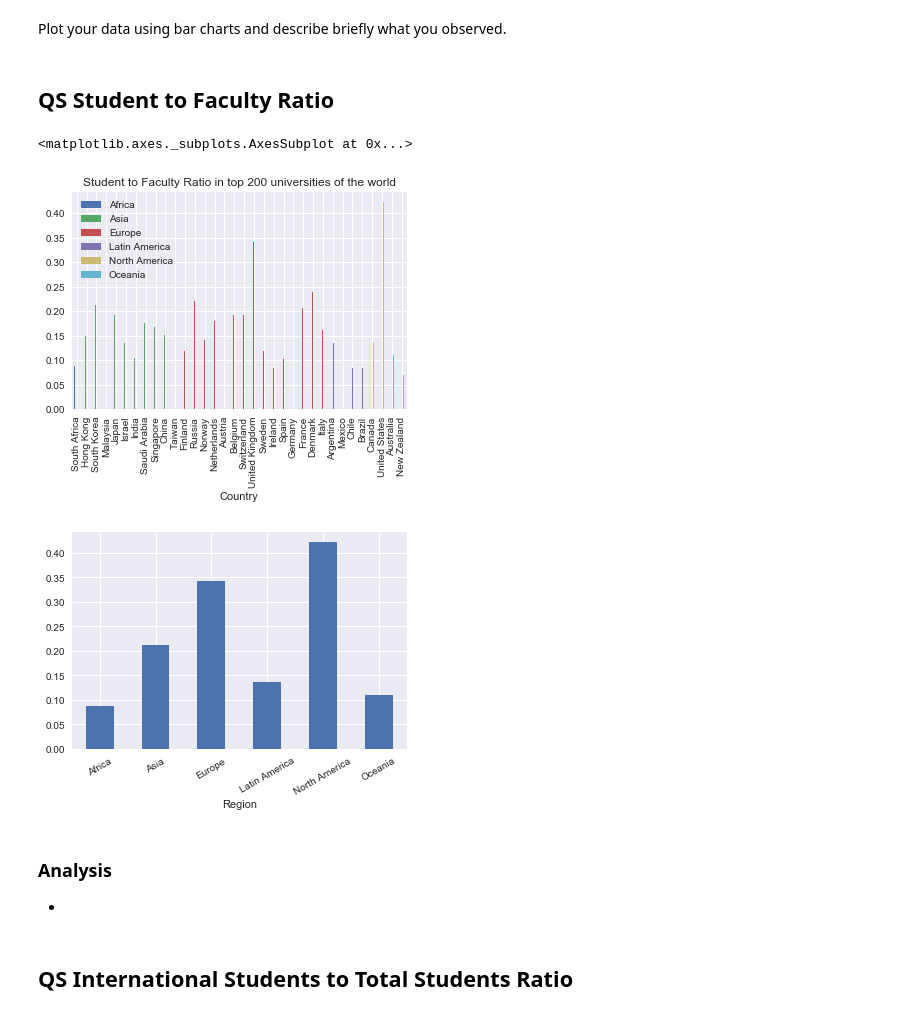
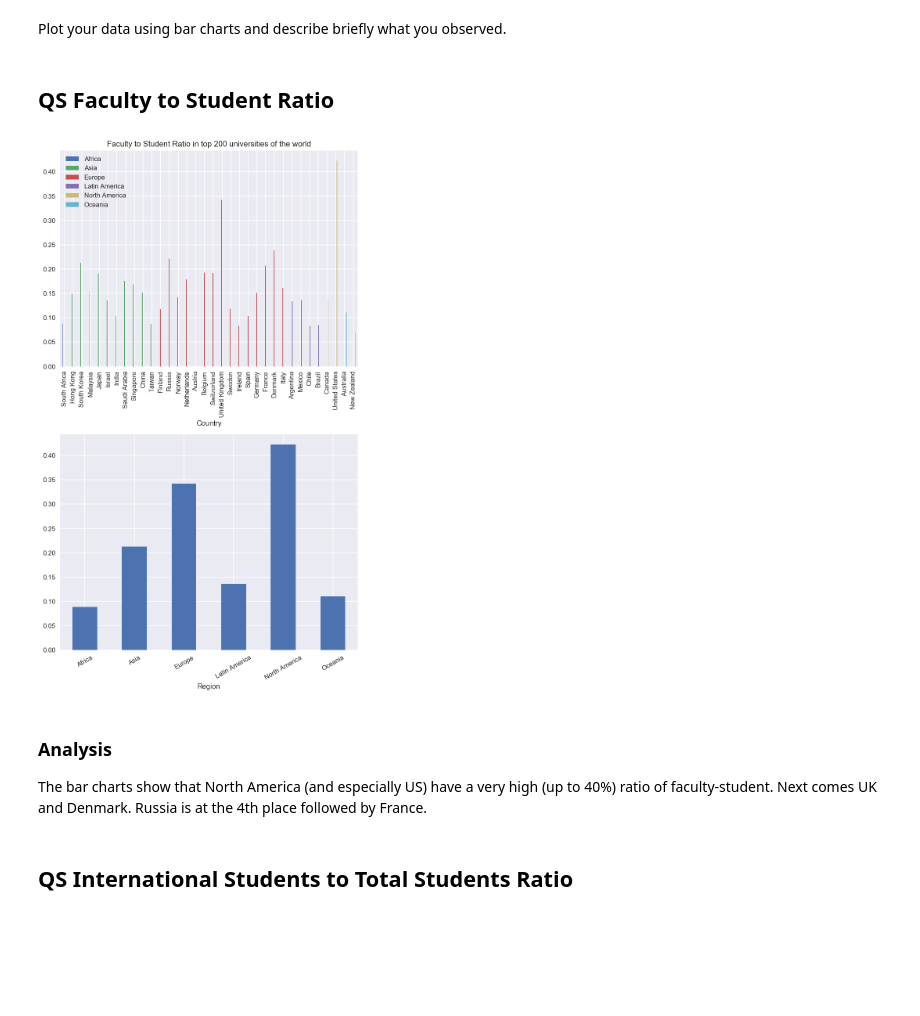
Before and after one commit to m-yaghini/ada17, a Jupyter notebook: homework2/Homework 2 - M.Y..ipynb, the cells around one changed output. Saved outputs shown, nothing was run; the diff lists cells and outputs as text; code cells hidden in the pictures; blank space fills up the shorter version.

Commit message:
Added the analysis for Q2.QS.

```diff
--- a/homework2/Homework 2 - M.Y..ipynb
+++ b/homework2/Homework 2 - M.Y..ipynb
@@ -111,12 +47,0 @@ scripts
-# %%
-# Extracting number of  total faculty memebrs
-total_fac_set = soup.find_all('div', 'total faculty')
-total_fac = int(total_fac_set[0].div.find_all('div', 'number')[0].get_text().strip().replace(',', ''))
-
-
-# Extracting number of  international faculty memebrs
-inter_fac_set = soup.find_all('div', 'inter faculty')
-inter_fac = int(inter_fac_set[0].div.find_all('div', 'number')[0].get_text().strip().replace(',', ''))
-
-
-inter_fac, total_fac
@@ -125,11 +47,0 @@ inter_fac, total_fac
-# %%
-# Extracting number of  total students
-total_std_set = soup.find_all('div', 'total student')
-total_std = int(total_std_set[0].div.find_all('div', 'number')[0].get_text().strip().replace(',', ''))
-
-# Extracting number of international students
-inter_std_set = soup.find_all('div', 'total inter')
-inter_std = int(inter_std_set[0].div.find_all('div', 'number')[0].get_text().strip().replace(',', ''))
-
-
-inter_std, total_std
@@ -192,15 +90,14 @@ def extract_numbers(address_complement): # Extracts the number of total/internat
 
     # Extracting number of  total faculty memebrs
     total_fac_set = soup.find_all('div', 'total faculty')
-#     print('total_fac_set', total_fac_set)
     try:
-        total_fac = int(total_fac_set[0].div.find_all('div', 'number')[0].get_text().strip().replace(',', ''))
+        total_fac = int(total_fac_set[0].div.find_all('div', 'number')[0].get_text()
+                        .strip().replace(',', '')) # the numbers are given as strings, some cleaning up is necessary.
     except IndexError:
         total_fac = np.nan
 
     # Extracting number of  international faculty memebrs
     inter_fac_set = soup.find_all('div', 'inter faculty')
-#     print('inter_fac_set', inter_fac_set)
     try:
         inter_fac = int(inter_fac_set[0].div.find_all('div', 'number')[0].get_text().strip().replace(',', ''))
     except IndexError:
@@ -208,7 +105,6 @@ def extract_numbers(address_complement): # Extracts the number of total/internat
 
     # Extracting number of  total students
     total_std_set = soup.find_all('div', 'total student')
-#     print('total_std_set', total_std_set)
     try:
         total_std = int(total_std_set[0].div.find_all('div', 'number')[0].get_text().strip().replace(',', ''))
     except IndexError:
@@ -216,7 +112,6 @@ def extract_numbers(address_complement): # Extracts the number of total/internat
 
     # Extracting number of international students
     inter_std_set = soup.find_all('div', 'total inter')
-#     print('inter_std_set', inter_std_set)
     try:
         inter_std = int(inter_std_set[0].div.find_all('div', 'number')[0].get_text().strip().replace(',', ''))
     except IndexError:
@@ -224,5 +119,9 @@ def extract_numbers(address_complement): # Extracts the number of total/internat
 
     return inter_std, total_std, inter_fac, total_fac
 # %%
-numbers_DF = DF['url'].apply(lambda x:extract_numbers(x)).apply(pd.Series)
+numbers_DF = (DF['url'].apply(lambda x:extract_numbers(x)) # Applying the function to each URL.
+                       .apply(pd.Series)) # This seperates the 4-tuple into seperate data frame columns.
+
+# The columns are named [0, 1, 2, 3], we renamed them appropriately.
 numbers_DF.rename(columns=dict(zip(range(4),['inter_std', 'total_std', 'inter_fac', 'total_fac'])), inplace=True)
+numbers_DF.head()
@@ -369,37 +272,41 @@ DF_topuni_region_interStd_totalStd_ratio
 # %% [markdown]
 Plot your data using bar charts and describe briefly what you observed.
 # %% [markdown]
-## QS Student to Faculty Ratio
+## QS Faculty to Student Ratio
 # %%
 # Note: extra paranthesis () are necessary to allow inline comments
 # with functional-style calls in each line,i.e., .foo()
 
 country_names = (DF_topuni_country_Fac_Std_ratio
                     .sort_values('region')
                     .country.tolist()) # Extract country names needed after pivoting)
 
 A = (DF_topuni_country_Fac_Std_ratio[['country', 'region', 'Fac_Std_ratio']]
         .sort_values('region').reset_index(drop=True) # reset indices to maintain regional order
         .rename(columns={'region':'Region'})
         .pivot(columns='Region', values='Fac_Std_ratio')) # pivot so regions be plotted as seperate groups
 
 # Plotting
+fig = plt.figure(figsize=(7, 12), dpi= 120)
+ax1 = plt.subplot(2,1,1)
 (pd.concat((A, pd.DataFrame({'Country':country_names})), axis=1) # adding country names to the pivoted DF
         .set_index('Country') # changing the numerical index to string name of countries
         .plot.bar(width=0.5,
-                  title='Student to Faculty Ratio in top 200 universities of the world'))
+                  title='Faculty to Student Ratio in top 200 universities of the world',
+                  ax=ax1))
 
 # Comparing only different regions
+ax2 = plt.subplot(2,1,2)
 (DF_topuni_region_Fac_Std_ratio
      .rename(columns={'region':'Region'})
-     .plot.bar(x='Region', y='Fac_Std_ratio', legend=None, rot=30))
+     .plot.bar(x='Region', y='Fac_Std_ratio', legend=None, rot=30, ax=ax2))
+plt.tight_layout()
 # %% [output]
-<matplotlib.axes._subplots.AxesSubplot at 0x...>
-[figure, old version]
+[figure, new version]
-[figure, removed]
-# %% [markdown]
-### Analysis
--
+# %% [markdown]
+### Analysis
+
+The bar charts show that North America (and especially US) have a very high (up to 40%) ratio of faculty-student.  Next comes UK and Denmark. Russia is at the 4th place followed by France.
 # %% [markdown]
 ## QS International Students to Total Students Ratio
 # %%
```
Also changed, not shown: parts of 31 cells of this notebook, 1 other file.
